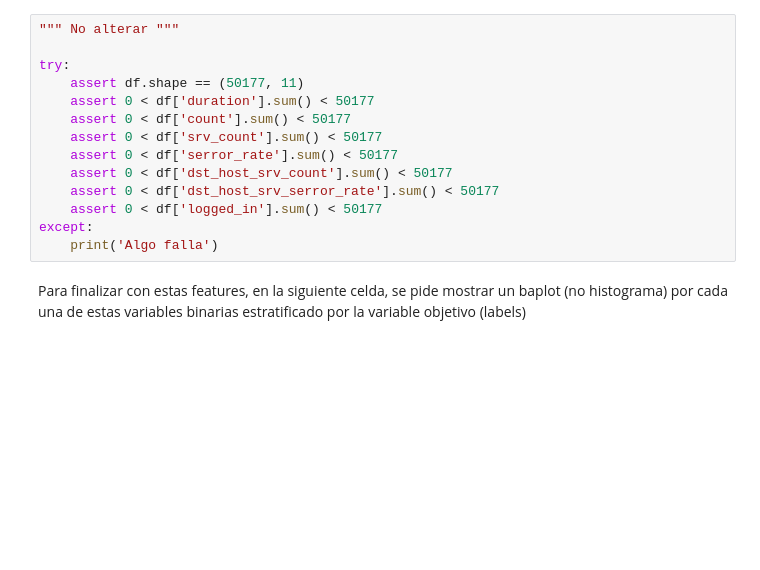
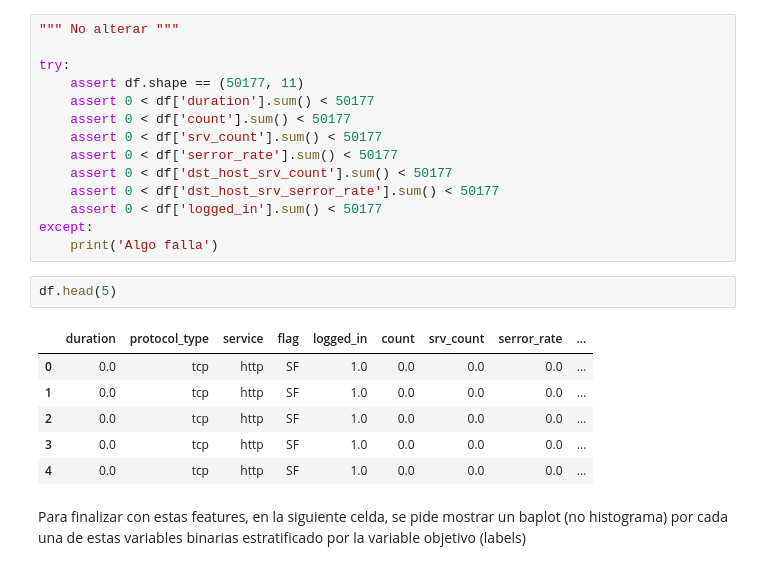
Before and after one commit to Oscarvas/mlpython, a Jupyter notebook: ejercicio2-oscar-vasquez.ipynb, the cells around one changed output. Saved outputs shown, nothing was run; the diff lists cells and outputs as text; blank space fills up the shorter version.

```diff
--- a/ejercicio2-oscar-vasquez.ipynb
+++ b/ejercicio2-oscar-vasquez.ipynb
@@ -269,6 +272,15 @@ try:
     assert 0 < df['logged_in'].sum() < 50177
 except:
     print('Algo falla')
+# %%
+df.head(5)
+# %% [output]
+|  | duration | protocol_type | service | flag | logged_in | count | srv_count | serror_rate | ... |
+| 0 | 0.0 | tcp | http | SF | 1.0 | 0.0 | 0.0 | 0.0 | ... |
+| 1 | 0.0 | tcp | http | SF | 1.0 | 0.0 | 0.0 | 0.0 | ... |
+| 2 | 0.0 | tcp | http | SF | 1.0 | 0.0 | 0.0 | 0.0 | ... |
+| 3 | 0.0 | tcp | http | SF | 1.0 | 0.0 | 0.0 | 0.0 | ... |
+| 4 | 0.0 | tcp | http | SF | 1.0 | 0.0 | 0.0 | 0.0 | ... |
 # %% [markdown]
 Para finalizar con estas features, en la siguiente celda, se pide mostrar un baplot (no histograma) por cada una de estas variables binarias estratificado por la variable objetivo (labels)
 # %%
```
Also changed, not shown: parts of 6 cells of this notebook.
